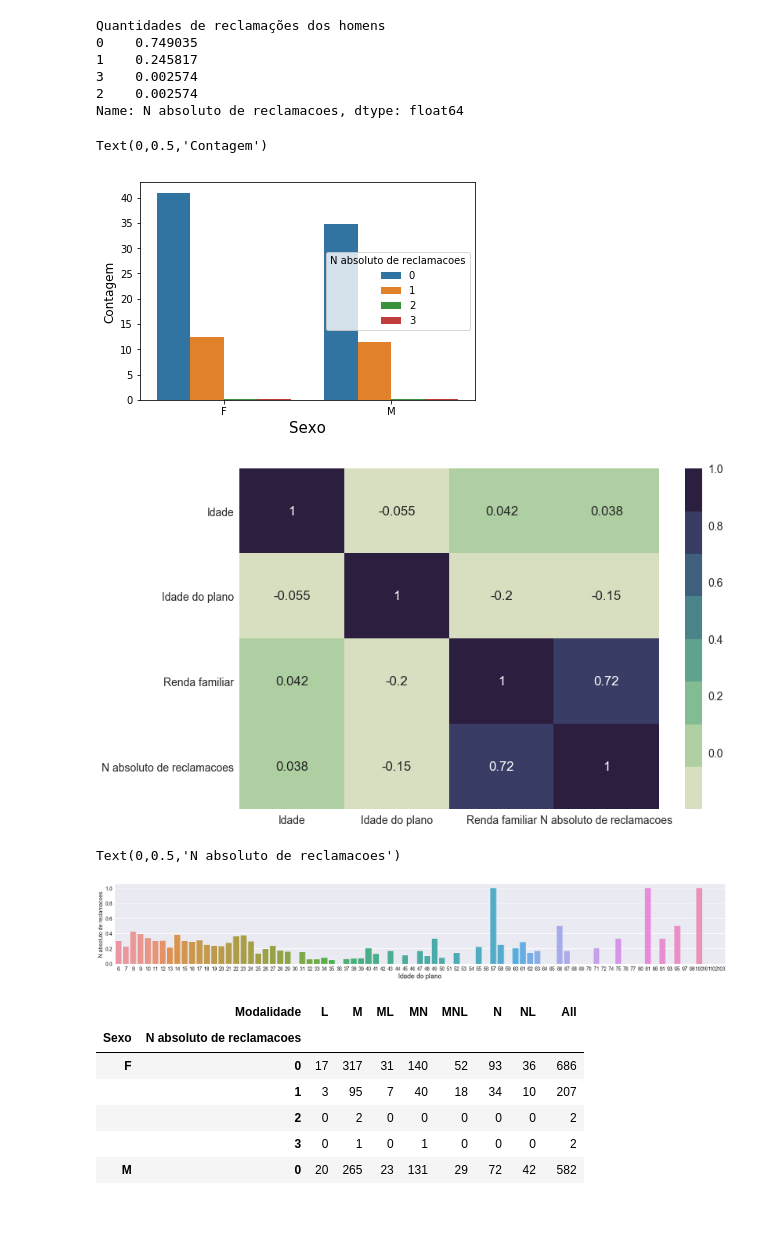
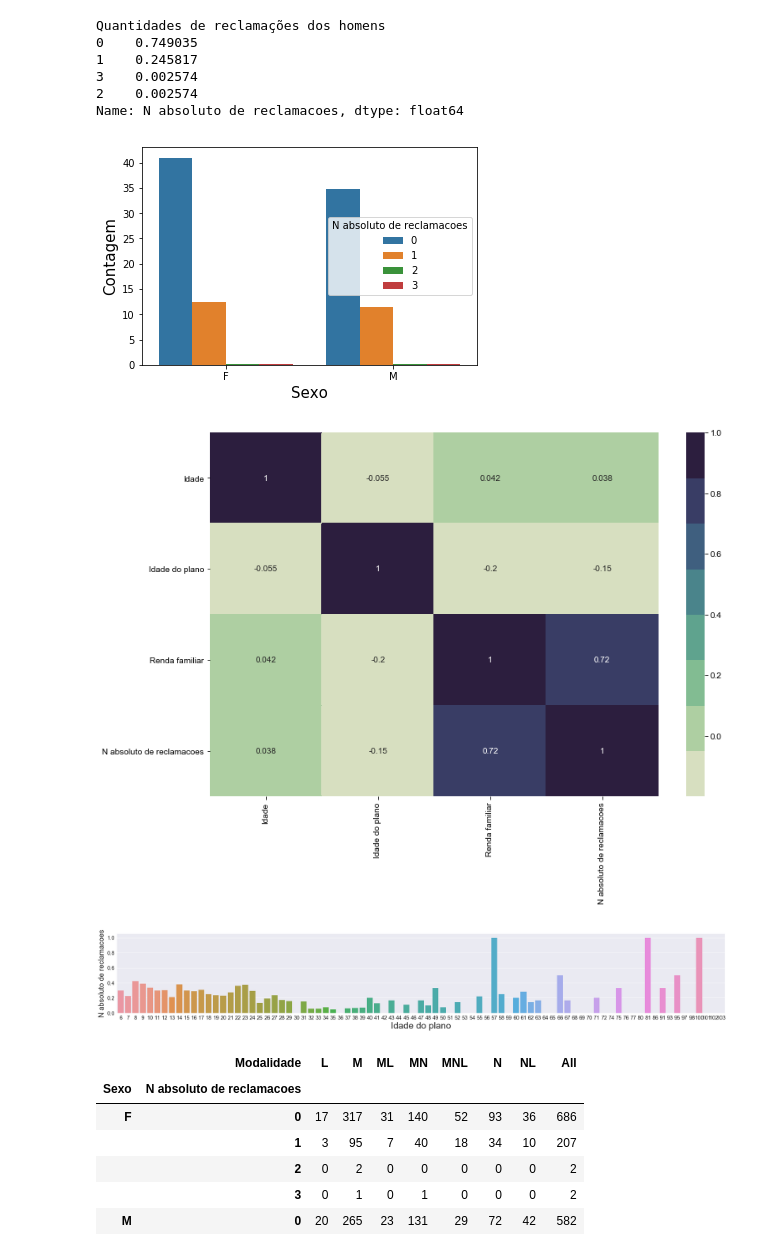
Before and after one commit to Pombalino/FGV, a Jupyter notebook: Análise BD Competition.ipynb, the cells around one changed output. Cells and saved outputs as stored; diff of their text form; code cells hidden in the pictures; blank space fills up the shorter version.

```diff
--- a/Análise BD Competition.ipynb
+++ b/Análise BD Competition.ipynb
@@ -90,28 +95,34 @@ Name: N absoluto de reclamacoes, dtype: float64
 # %%
 sns.barplot(x='Sexo',y='Idade do plano',hue='N absoluto de reclamacoes',data=train, estimator=lambda x: len(x) / len(train) * 100)
 plt.xlabel('Sexo', fontsize=15)
-plt.ylabel('Contagem', fontsize=12)
+plt.ylabel('Contagem', fontsize=15)
+
+plt.savefig("Reclamacao_Sexo.png", dpi=100, transparent=True)
 # %% [output]
-Text(0,0.5,'Contagem')
-[figure, old version]
+[figure, new version]
 # %%
 # Heatmap de correlações
 plt.figure(figsize=(12,8))
 sns.heatmap(train.corr(), cmap = sns.cubehelix_palette(8, start=.5, rot=-.75), annot=True)
-sns.set(font_scale=1.4)
+sns.set(font_scale=1.5)
+
+plt.yticks(rotation=0)
+plt.xticks(rotation=90)
 
 y_train = train["N absoluto de reclamacoes"].values
+plt.savefig("Heatmap_OO.png", dpi=400, transparent=True, bbox_inches = 'tight') # bbox_inches salva todo o graf sem cortar labels
 # %% [output]
-[figure, old version]
+[figure, new version]
 # %%
 fig, axis1 = plt.subplots(1,1,figsize=(30,4))
 average_age = train[["Idade do plano", "N absoluto de reclamacoes"]].groupby(['Idade do plano'],as_index=False).mean()
 sns.barplot(x='Idade do plano', y='N absoluto de reclamacoes', data=average_age)
-plt.xlabel('Idade do plano', fontsize=18)
-plt.ylabel('N absoluto de reclamacoes', fontsize=15)
+plt.xlabel('Idade do plano', fontsize=25)
+plt.ylabel('N absoluto de reclamacoes', fontsize=20)
+
+plt.savefig("Idade_plano_OO.png", dpi=fig.dpi, transparent=True, bbox_inches = 'tight')
 # %% [output]
-Text(0,0.5,'N absoluto de reclamacoes')
-[figure, old version]
+[figure, new version]
 # %%
 pd.crosstab([train['Sexo'],train['N absoluto de reclamacoes']],train['Modalidade'],margins=True).style.background_gradient(cmap='PuBu')
 # %% [output]
```
Also changed, not shown: parts of 6 cells of this notebook.
